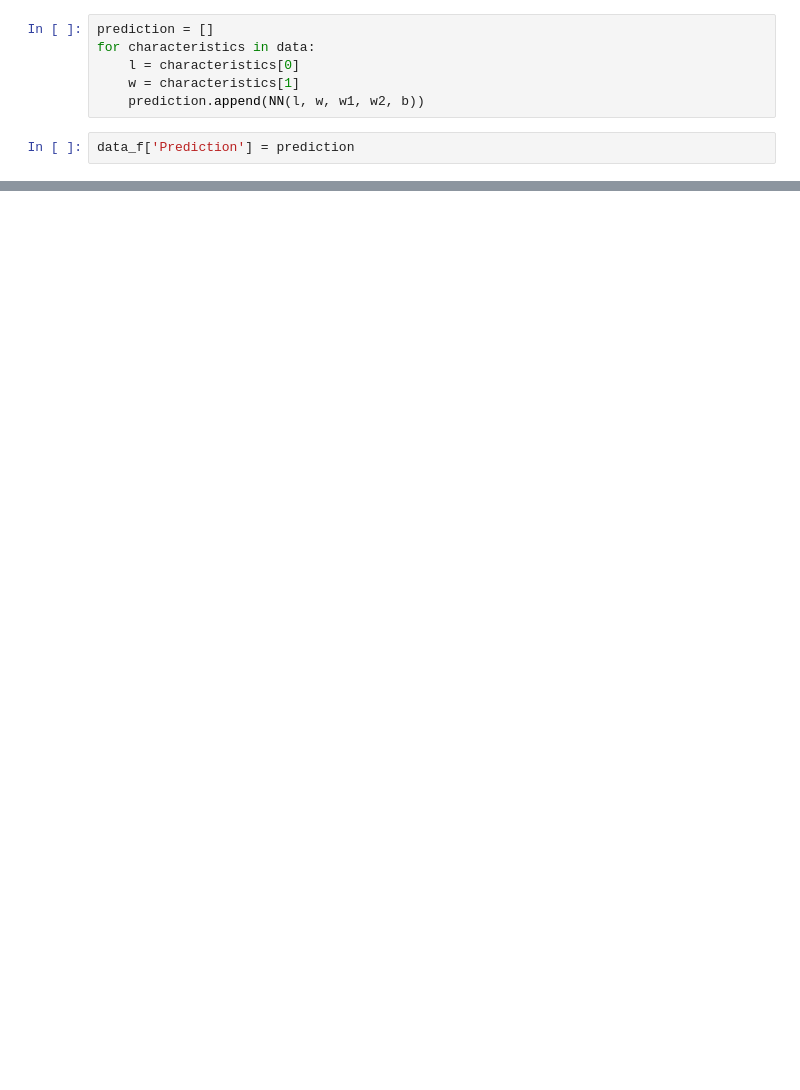
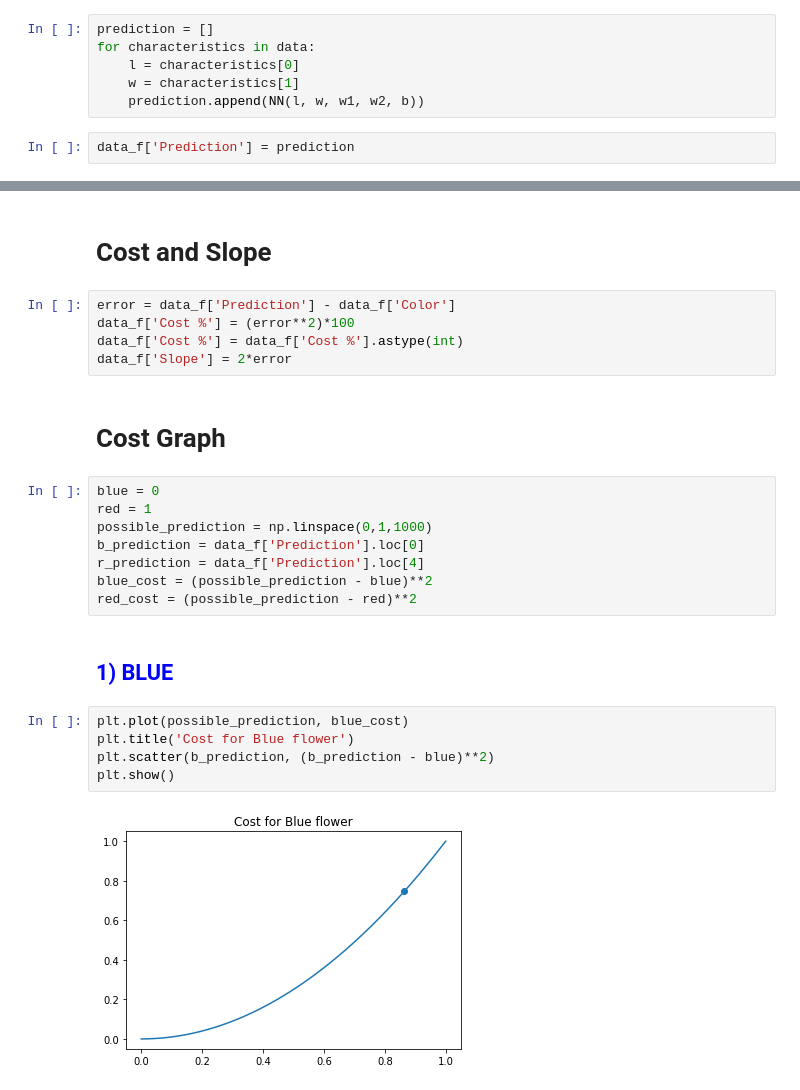
Before and after one commit to Random-COSMOS/Data-Science--Practice-, a Jupyter notebook: neural network.ipynb, the cells around one changed output, grey strips where cells are left out. Drawn from its saved outputs; the diff is of its cells as text; blank space fills up the shorter version.

```diff
--- a/neural network.ipynb
+++ b/neural network.ipynb
@@ -67,0 +46,26 @@ data_f
+# %% [markdown]
+# Cost and Slope
+# %%
+error = data_f['Prediction'] - data_f['Color']
+data_f['Cost %'] = (error**2)*100
+data_f['Cost %'] = data_f['Cost %'].astype(int)
+data_f['Slope'] = 2*error
+# %% [markdown]
+# Cost Graph
+# %%
+blue = 0
+red = 1
+possible_prediction = np.linspace(0,1,1000)
+b_prediction = data_f['Prediction'].loc[0]
+r_prediction = data_f['Prediction'].loc[4]
+blue_cost = (possible_prediction - blue)**2
+red_cost = (possible_prediction - red)**2
+# %% [markdown]
+## <font color='blue'>1) BLUE</font>
+# %%
+plt.plot(possible_prediction, blue_cost)
+plt.title('Cost for Blue flower')
+plt.scatter(b_prediction, (b_prediction - blue)**2)
+plt.show()
+# %% [output]
+[figure, added]
```
Also changed, not shown: parts of 17 cells of this notebook, 1 other file.
